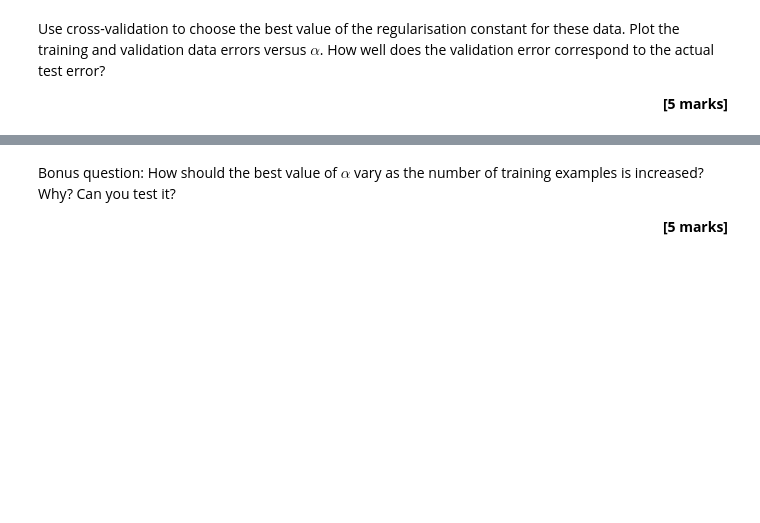
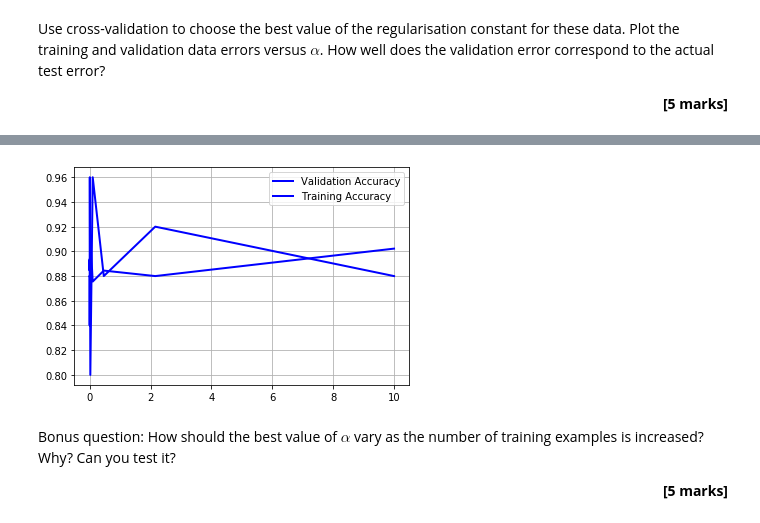
Before and after one commit to Hamza1122/DL-Assignment, a Jupyter notebook: ECMM422_CA1_Classifiers_2020_(1).ipynb, the cells around one changed output, grey strips where cells are left out. Drawn from its saved outputs; the diff is of its cells as text; code cells hidden in the pictures; blank space fills up the shorter version.

```diff
--- a/ECMM422_CA1_Classifiers_2020_(1).ipynb
+++ b/ECMM422_CA1_Classifiers_2020_(1).ipynb
@@ -351,10 +350,25 @@ Use cross-validation to choose the best value of the regularisation constant for
 <div style="text-align: right"><b>[5 marks]</b></div>
 # %%
 from sklearn.model_selection import KFold
+import matplotlib.pyplot as plt
+
 kf = KFold(n_splits=10)
-clf = MLPClassifier(solver='lbfgs', alpha=1e-5, hidden_layer_sizes=(5, 2), random_state=1)
 
-for train_indices, test_indices in kf.split(X):
-    clf.fit(X[train_indices], y[train_indices])
-    print(clf.score(X[test_indices], y[test_indices]))
+alphas = np.logspace(-5,1,10)
+array=np.array(alphas)
+Ebest = np.Inf
+for x in array:
+
+  clf = MLPClassifier(solver='lbfgs', alpha=x, hidden_layer_sizes=(5, 2), random_state=1)
+
+
+val=[]
+train=[]
+for train_indices, val_indices in kf.split(Xtr):
+    clf.fit(Xtr[train_indices], ttr[train_indices])
+    print("Accuracy on validation dataset ",clf.score(Xtr[val_indices],ttr[val_indices]))
+    print("Accuracy on training dataset ",clf.score(Xtr[train_indices],ttr[train_indices]))
+
+    val.append(clf.score(Xtr[val_indices],ttr[val_indices]))
+    train.append(clf.score(Xtr[train_indices],ttr[train_indices]))
 # %% [output]
@@ -367,3 +395,20 @@ Increase the number of iterations (max_iter) or scale the data as shown in:
+# %%
+import matplotlib.pyplot as plt
+import operator
+
+fig, ax = plt.subplots()
+
+ax.plot(array, val, label='Validation Accuracy', color='b', linewidth=2)
+ax.plot(array, train, label='Training Accuracy', color='b', linewidth=2)
+
+
+
+
+plt.legend(loc='best')
+plt.grid()
+plt.show()
+# %% [output]
+[figure, added]
 # %% [markdown]
 Bonus question:  How should the best value of $\alpha$ vary as the number of training examples is increased? Why? Can you test it?
 
```
Also changed, not shown: parts of 9 cells of this notebook.
